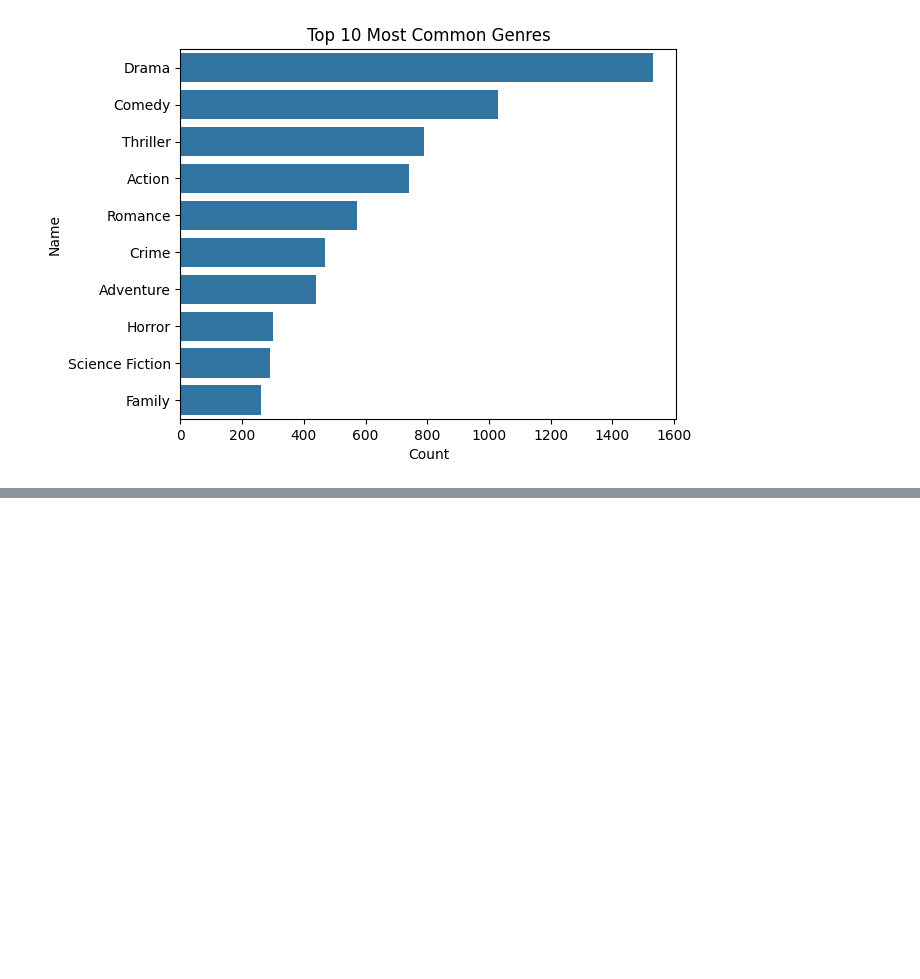
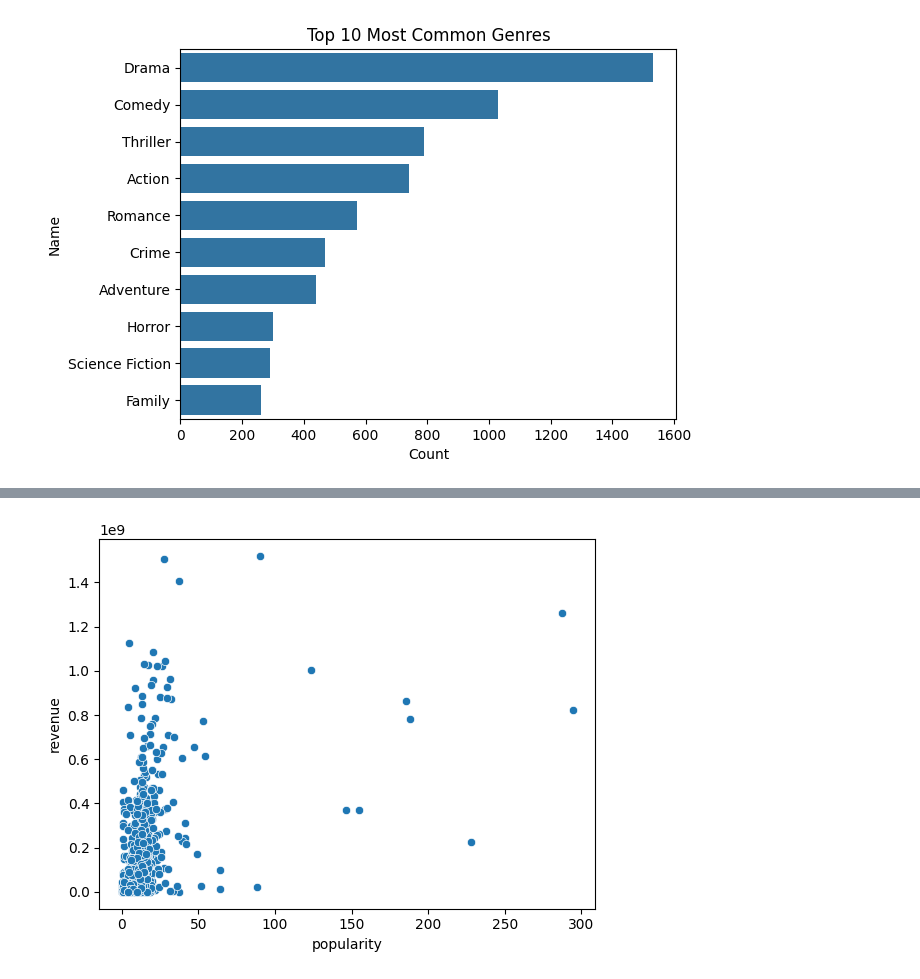
Before and after one commit to samyaknd/movie-revenue-prediction, a Jupyter notebook: movie_revenue_predict.ipynb, the cells around one changed output, grey strips where cells are left out. Cells and saved outputs as stored; diff of their text form; code cells hidden in the pictures; blank space fills up the shorter version.

```diff
--- a/movie_revenue_predict.ipynb
+++ b/movie_revenue_predict.ipynb
@@ -200,0 +232,5 @@ plot_most_common(train, 'genres', 'name', top_n=10)
+# %%
+sns.scatterplot(x=train['popularity'],y=train['revenue'])
+plt.show()
+# %% [output]
+[figure, added]
```
Also changed, not shown: parts of 7 cells of this notebook.
